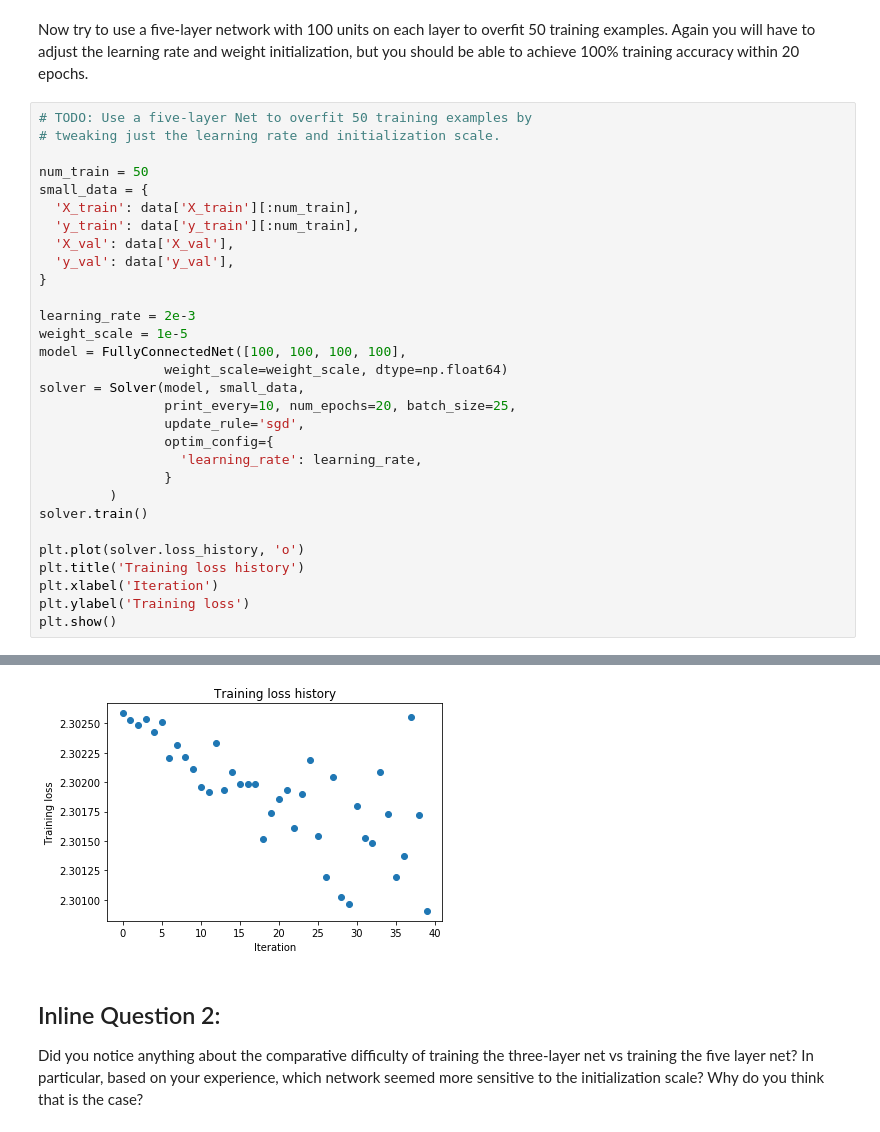
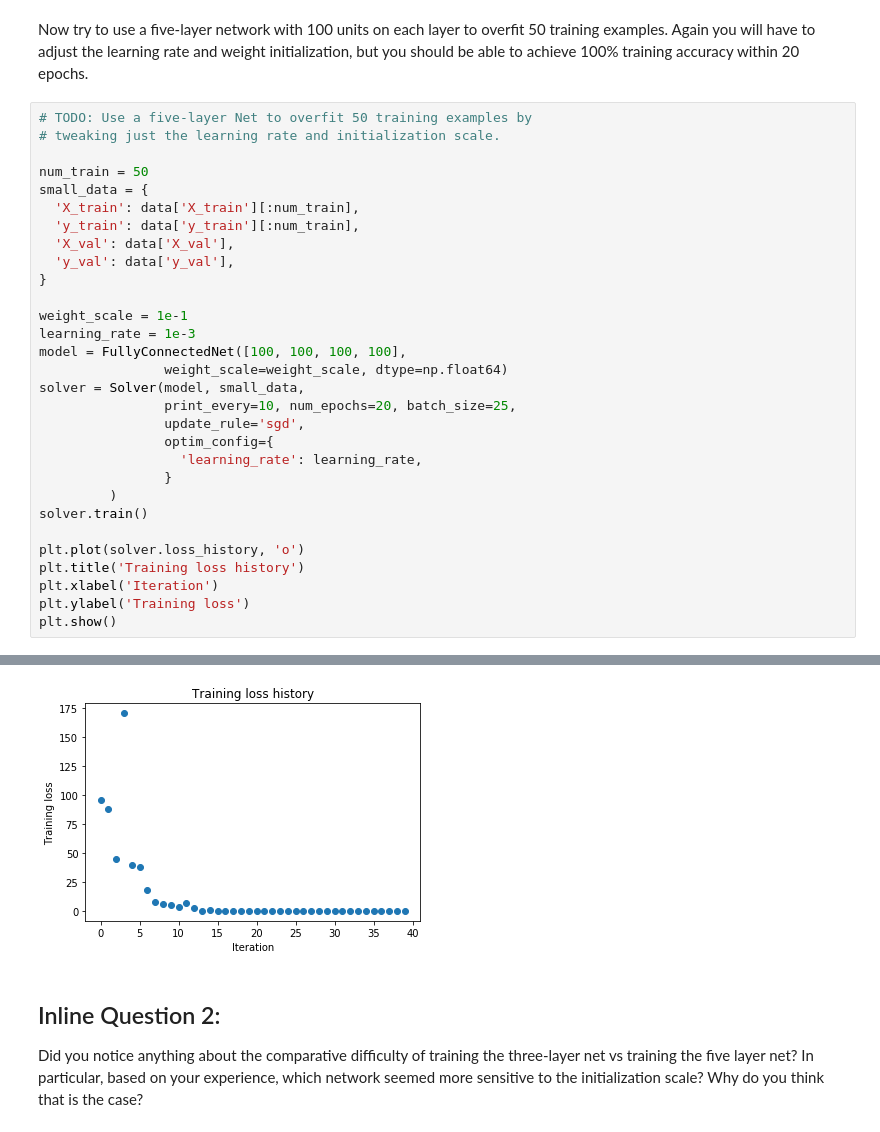
Before and after one commit to kugmax/cs231n, a Jupyter notebook: a2/FullyConnectedNets.ipynb, the cells around one changed output, grey strips where cells are left out. Drawn from its saved outputs; the diff is of its cells as text.

```diff
--- a/a2/FullyConnectedNets.ipynb
+++ b/a2/FullyConnectedNets.ipynb
@@ -502,8 +502,8 @@ small_data = {
   'y_val': data['y_val'],
 }
 
-learning_rate = 2e-3
-weight_scale = 1e-5
+weight_scale = 1e-1
+learning_rate = 1e-3
 model = FullyConnectedNet([100, 100, 100, 100],
                 weight_scale=weight_scale, dtype=np.float64)
 solver = Solver(model, small_data,
@@ -541,4 +541,4 @@ plt.show()
-[figure, old version]
+[figure, new version]
 # %% [markdown]
 ## Inline Question 2:
 Did you notice anything about the comparative difficulty of training the three-layer net vs training the five layer net? In particular, based on your experience, which network seemed more sensitive to the initialization scale? Why do you think that is the case?
```
Also changed, not shown: parts of 2 cells of this notebook.
